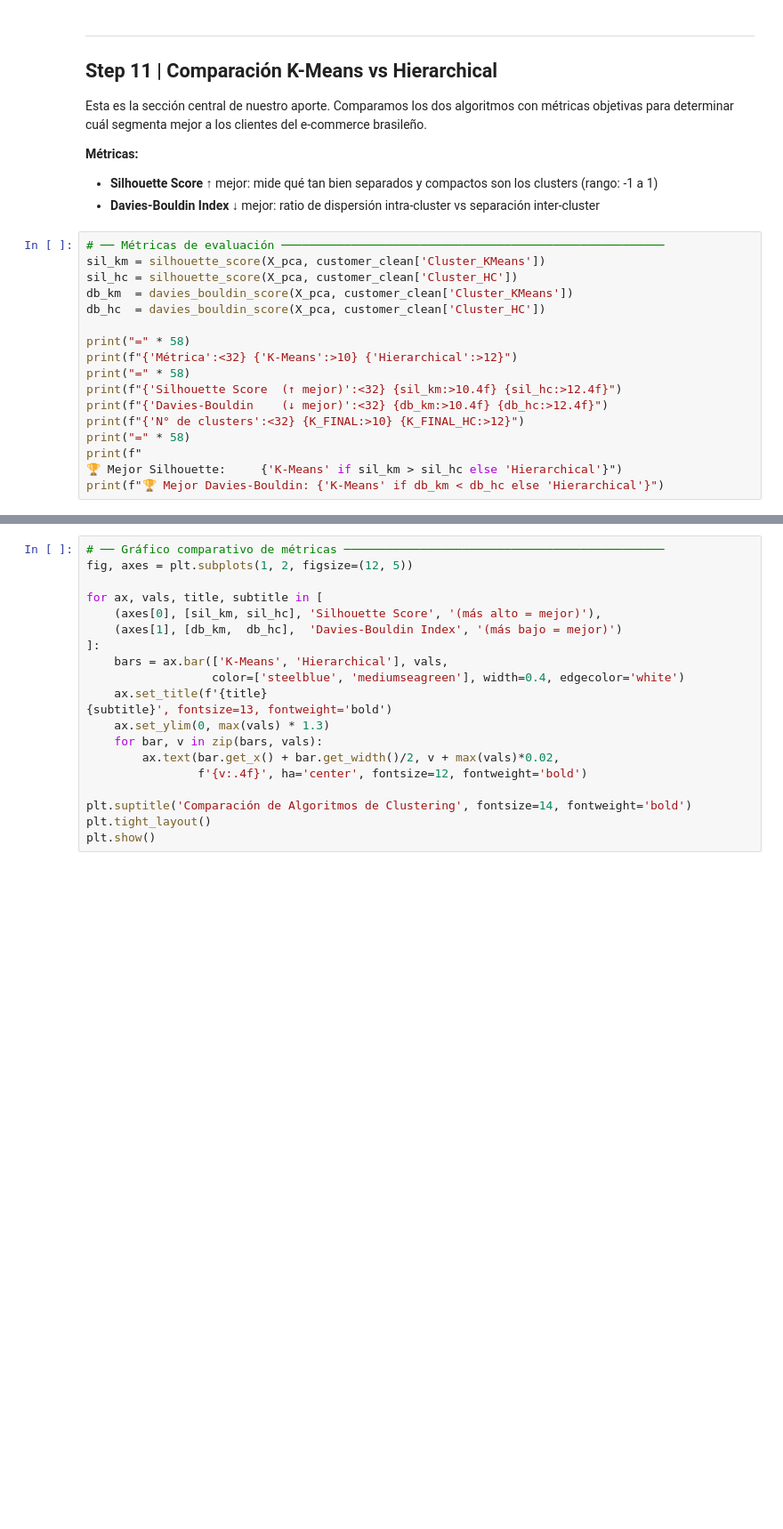
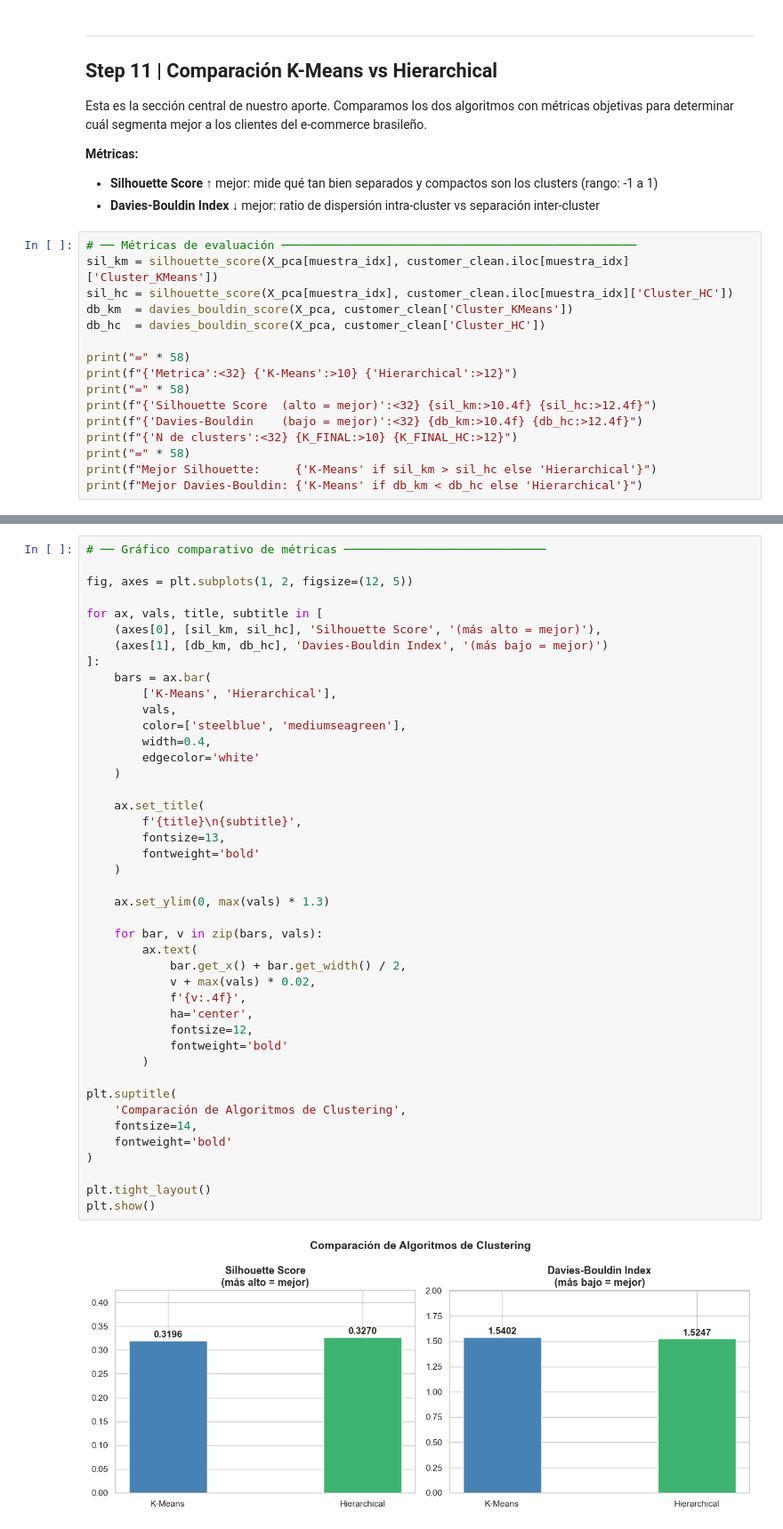
Before and after one commit to userrrcv/Data-Mining-, a Jupyter notebook: FinalProject/OnlineRetail/customer_segmentation_persona1.ipynb, the cells around one changed output, grey strips where cells are left out. Shown at 89% size. Drawn from its saved outputs; the diff is of its cells as text; blank space fills up the shorter version.

```diff
--- a/FinalProject/OnlineRetail/customer_segmentation_persona1.ipynb
+++ b/FinalProject/OnlineRetail/customer_segmentation_persona1.ipynb
@@ -696,19 +771,18 @@ Esta es la sección central de nuestro aporte. Comparamos los dos algoritmos con
 - **Silhouette Score** ↑ mejor: mide qué tan bien separados y compactos son los clusters (rango: -1 a 1)
 - **Davies-Bouldin Index** ↓ mejor: ratio de dispersión intra-cluster vs separación inter-cluster
 # %%
-# ── Métricas de evaluación ───────────────────────────────────────────────────────
-sil_km = silhouette_score(X_pca, customer_clean['Cluster_KMeans'])
-sil_hc = silhouette_score(X_pca, customer_clean['Cluster_HC'])
+# ── Métricas de evaluación ───────────────────────────────────────────────────
+sil_km = silhouette_score(X_pca[muestra_idx], customer_clean.iloc[muestra_idx]['Cluster_KMeans'])
+sil_hc = silhouette_score(X_pca[muestra_idx], customer_clean.iloc[muestra_idx]['Cluster_HC'])
 db_km  = davies_bouldin_score(X_pca, customer_clean['Cluster_KMeans'])
 db_hc  = davies_bouldin_score(X_pca, customer_clean['Cluster_HC'])
 
 print("=" * 58)
-print(f"{'Métrica':<32} {'K-Means':>10} {'Hierarchical':>12}")
+print(f"{'Metrica':<32} {'K-Means':>10} {'Hierarchical':>12}")
 print("=" * 58)
-print(f"{'Silhouette Score  (↑ mejor)':<32} {sil_km:>10.4f} {sil_hc:>12.4f}")
-print(f"{'Davies-Bouldin    (↓ mejor)':<32} {db_km:>10.4f} {db_hc:>12.4f}")
-print(f"{'N° de clusters':<32} {K_FINAL:>10} {K_FINAL_HC:>12}")
+print(f"{'Silhouette Score  (alto = mejor)':<32} {sil_km:>10.4f} {sil_hc:>12.4f}")
+print(f"{'Davies-Bouldin    (bajo = mejor)':<32} {db_km:>10.4f} {db_hc:>12.4f}")
+print(f"{'N de clusters':<32} {K_FINAL:>10} {K_FINAL_HC:>12}")
 print("=" * 58)
-print(f"
-🏆 Mejor Silhouette:     {'K-Means' if sil_km > sil_hc else 'Hierarchical'}")
-print(f"🏆 Mejor Davies-Bouldin: {'K-Means' if db_km < db_hc else 'Hierarchical'}")
+print(f"Mejor Silhouette:     {'K-Means' if sil_km > sil_hc else 'Hierarchical'}")
+print(f"Mejor Davies-Bouldin: {'K-Means' if db_km < db_hc else 'Hierarchical'}")
@@ -715,21 +799,46 @@ print(f"🏆 Mejor Davies-Bouldin: {'K-Means' if db_km < db_hc else 'Hierarchica
 # %%
-# ── Gráfico comparativo de métricas ──────────────────────────────────────────────
+# ── Gráfico comparativo de métricas ─────────────────────────────
+
 fig, axes = plt.subplots(1, 2, figsize=(12, 5))
 
 for ax, vals, title, subtitle in [
     (axes[0], [sil_km, sil_hc], 'Silhouette Score', '(más alto = mejor)'),
-    (axes[1], [db_km,  db_hc],  'Davies-Bouldin Index', '(más bajo = mejor)')
+    (axes[1], [db_km, db_hc], 'Davies-Bouldin Index', '(más bajo = mejor)')
 ]:
-    bars = ax.bar(['K-Means', 'Hierarchical'], vals,
-                  color=['steelblue', 'mediumseagreen'], width=0.4, edgecolor='white')
-    ax.set_title(f'{title}
-{subtitle}', fontsize=13, fontweight='bold')
+    bars = ax.bar(
+        ['K-Means', 'Hierarchical'],
+        vals,
+        color=['steelblue', 'mediumseagreen'],
+        width=0.4,
+        edgecolor='white'
+    )
+
+    ax.set_title(
+        f'{title}\n{subtitle}',
+        fontsize=13,
+        fontweight='bold'
+    )
+
     ax.set_ylim(0, max(vals) * 1.3)
+
     for bar, v in zip(bars, vals):
-        ax.text(bar.get_x() + bar.get_width()/2, v + max(vals)*0.02,
-                f'{v:.4f}', ha='center', fontsize=12, fontweight='bold')
+        ax.text(
+            bar.get_x() + bar.get_width() / 2,
+            v + max(vals) * 0.02,
+            f'{v:.4f}',
+            ha='center',
+            fontsize=12,
+            fontweight='bold'
+        )
 
-plt.suptitle('Comparación de Algoritmos de Clustering', fontsize=14, fontweight='bold')
+plt.suptitle(
+    'Comparación de Algoritmos de Clustering',
+    fontsize=14,
+    fontweight='bold'
+)
+
 plt.tight_layout()
 plt.show()
+# %% [output]
+[figure, added]
 # %%
```
Also changed, not shown: parts of 17 cells of this notebook, 1 other file.
